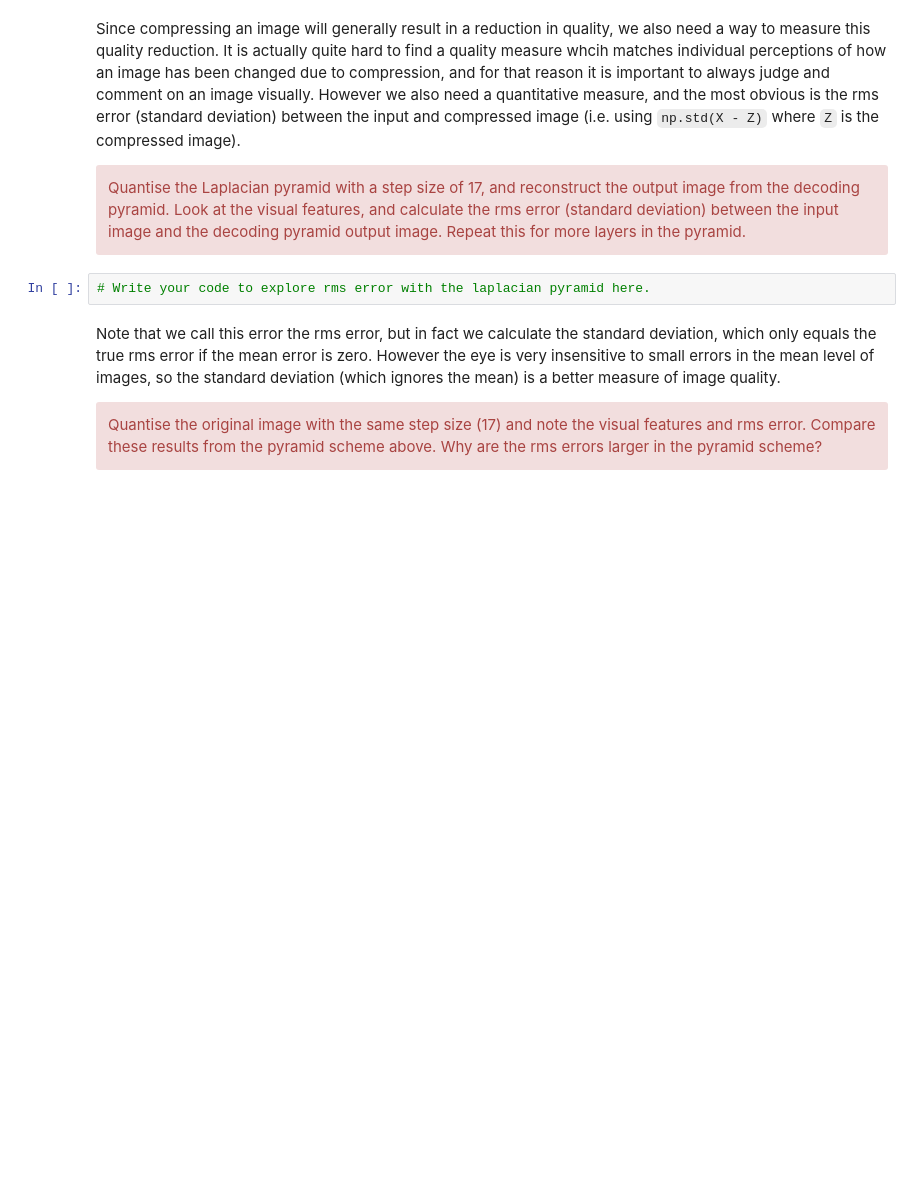
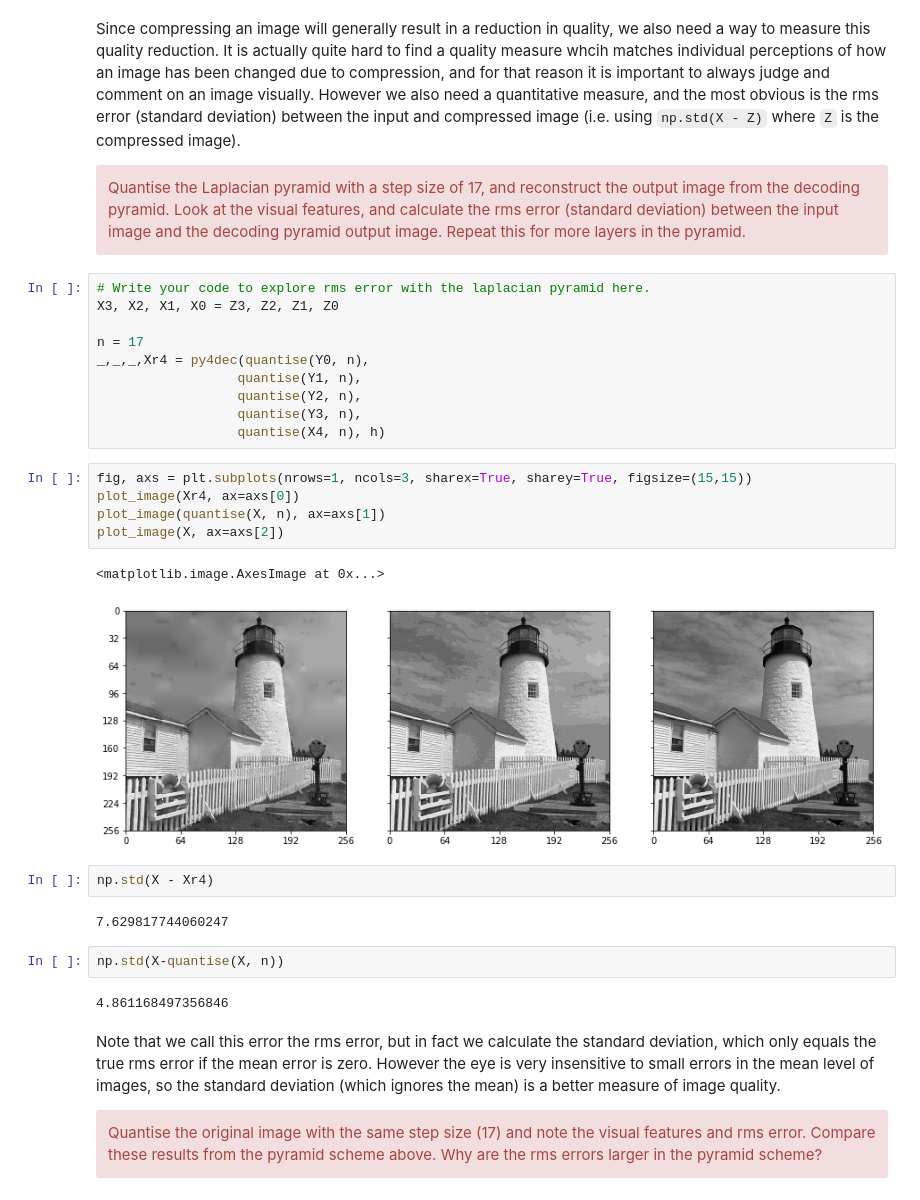
Before and after one commit to barkermrl/ImageProcessing, a Jupyter notebook: 6-laplacian-pyramid.ipynb, the cells around one changed output. Cells and saved outputs as stored; diff of their text form; blank space fills up the shorter version.

```diff
--- a/6-laplacian-pyramid.ipynb
+++ b/6-laplacian-pyramid.ipynb
@@ -272,6 +293,30 @@ Quantise the Laplacian pyramid with a step size of 17, and reconstruct the outpu
 </div>
 # %%
 # Write your code to explore rms error with the laplacian pyramid here.
+X3, X2, X1, X0 = Z3, Z2, Z1, Z0
+
+n = 17
+_,_,_,Xr4 = py4dec(quantise(Y0, n),
+                  quantise(Y1, n),
+                  quantise(Y2, n),
+                  quantise(Y3, n),
+                  quantise(X4, n), h)
+# %%
+fig, axs = plt.subplots(nrows=1, ncols=3, sharex=True, sharey=True, figsize=(15,15))
+plot_image(Xr4, ax=axs[0])
+plot_image(quantise(X, n), ax=axs[1])
+plot_image(X, ax=axs[2])
+# %% [output]
+<matplotlib.image.AxesImage at 0x...>
+[figure, added]
+# %%
+np.std(X - Xr4)
+# %% [output]
+7.629817744060247
+# %%
+np.std(X-quantise(X, n))
+# %% [output]
+4.861168497356846
 # %% [markdown]
 Note that we call this error the rms error, but in fact we calculate the standard deviation, which only equals the true rms error if the mean error is zero. However the eye is very insensitive to small errors in the mean level of images, so the standard deviation (which ignores the mean) is a better measure of image quality.
 
```
Also changed, not shown: parts of 16 cells of this notebook.
